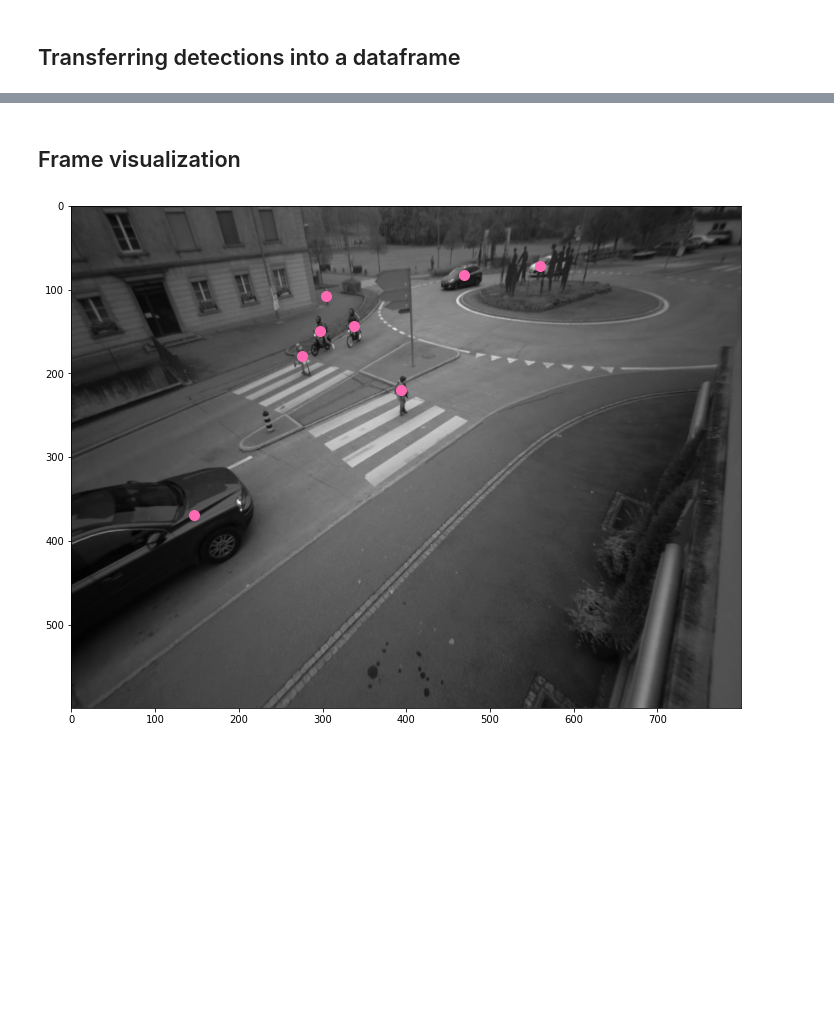
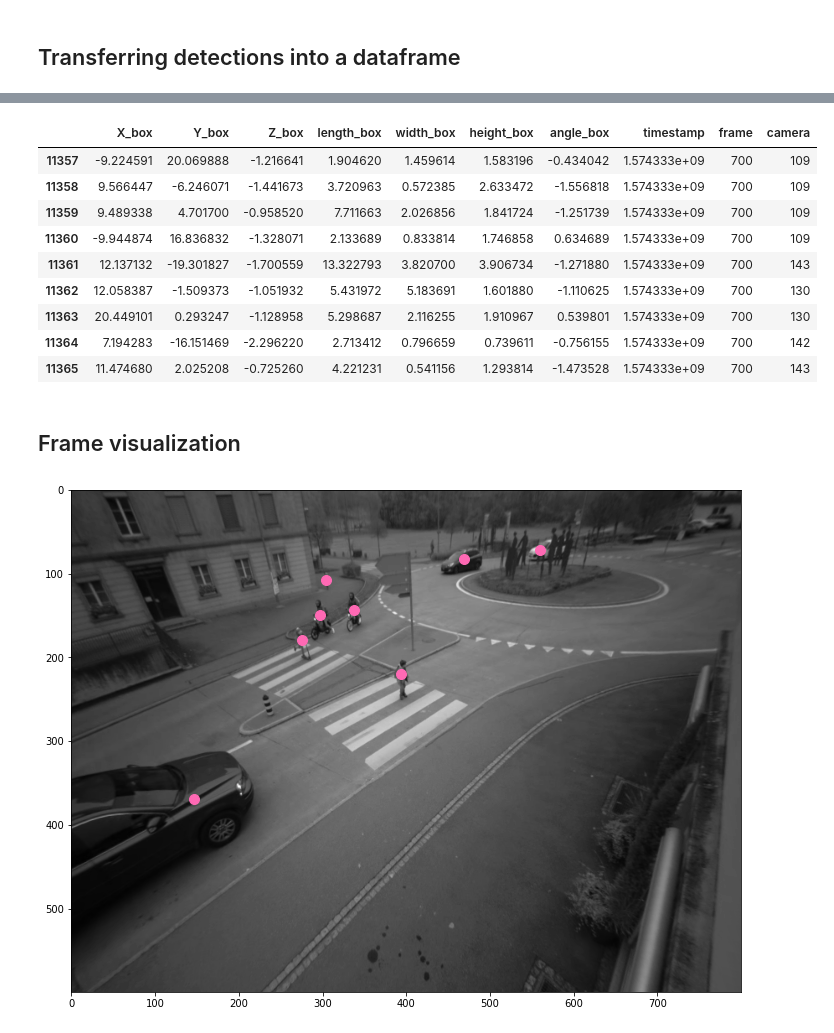
Before and after one commit to davidecarrara98/Multi-Object-Tracking-in-Complex-Urban-Scenarios, a Jupyter notebook: Under Development/Francesco/Main_FRa.ipynb, the cells around one changed output, grey strips where cells are left out. Cells and saved outputs as stored; diff of their text form; code cells hidden in the pictures; blank space fills up the shorter version.

```diff
--- a/Under Development/Francesco/Main_FRa.ipynb
+++ b/Under Development/Francesco/Main_FRa.ipynb
@@ -76,3 +91,16 @@ df_complete
+# %%
+df_complete[df_complete['frame']==700]
+# %% [output]
+|  | X_box | Y_box | Z_box | length_box | width_box | height_box | angle_box | timestamp | frame | camera |
+| 11357 | -9.224591 | 20.069888 | -1.216641 | 1.904620 | 1.459614 | 1.583196 | -0.434042 | 1.574333e+09 | 700 | 109 |
+| 11358 | 9.566447 | -6.246071 | -1.441673 | 3.720963 | 0.572385 | 2.633472 | -1.556818 | 1.574333e+09 | 700 | 109 |
+| 11359 | 9.489338 | 4.701700 | -0.958520 | 7.711663 | 2.026856 | 1.841724 | -1.251739 | 1.574333e+09 | 700 | 109 |
+| 11360 | -9.944874 | 16.836832 | -1.328071 | 2.133689 | 0.833814 | 1.746858 | 0.634689 | 1.574333e+09 | 700 | 109 |
+| 11361 | 12.137132 | -19.301827 | -1.700559 | 13.322793 | 3.820700 | 3.906734 | -1.271880 | 1.574333e+09 | 700 | 143 |
+| 11362 | 12.058387 | -1.509373 | -1.051932 | 5.431972 | 5.183691 | 1.601880 | -1.110625 | 1.574333e+09 | 700 | 130 |
+| 11363 | 20.449101 | 0.293247 | -1.128958 | 5.298687 | 2.116255 | 1.910967 | 0.539801 | 1.574333e+09 | 700 | 130 |
+| 11364 | 7.194283 | -16.151469 | -2.296220 | 2.713412 | 0.796659 | 0.739611 | -0.756155 | 1.574333e+09 | 700 | 142 |
+| 11365 | 11.474680 | 2.025208 | -0.725260 | 4.221231 | 0.541156 | 1.293814 | -1.473528 | 1.574333e+09 | 700 | 143 |
 # %% [markdown]
 ## Frame visualization
 # %%
```
Also changed, not shown: parts of 1 cell of this notebook.
